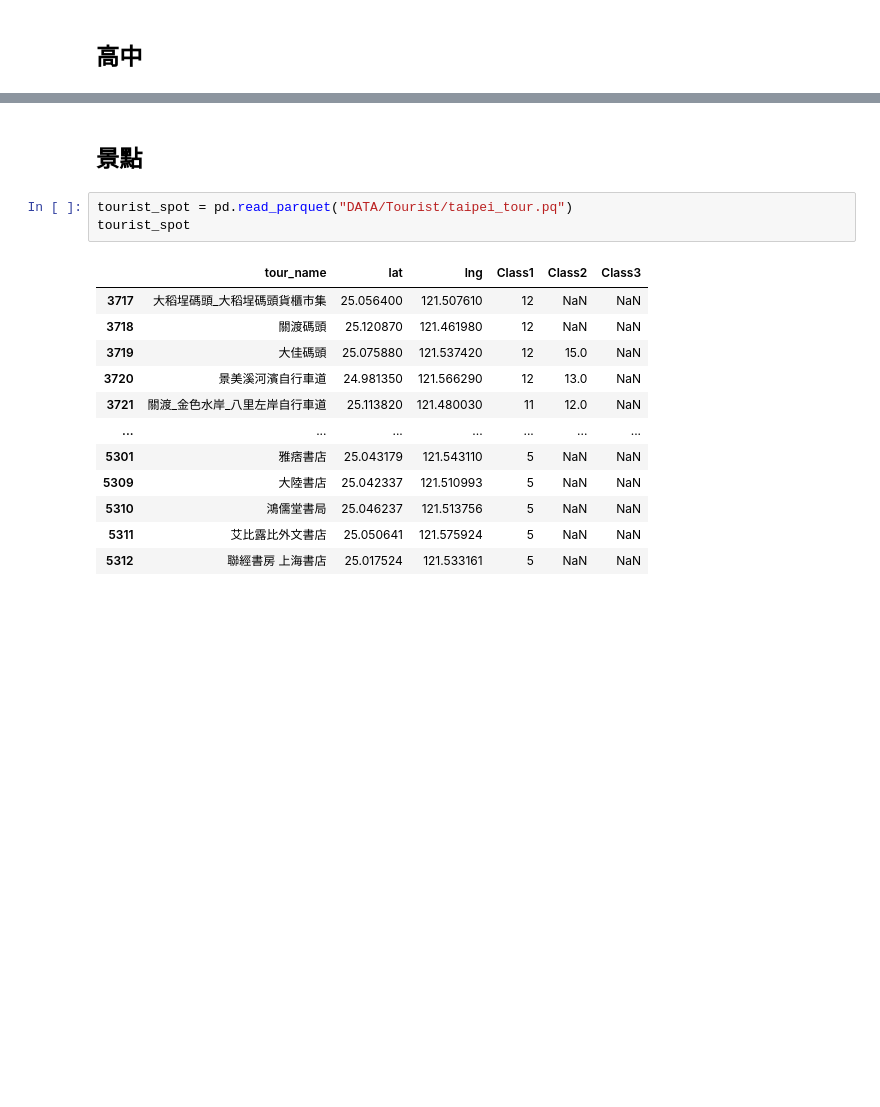
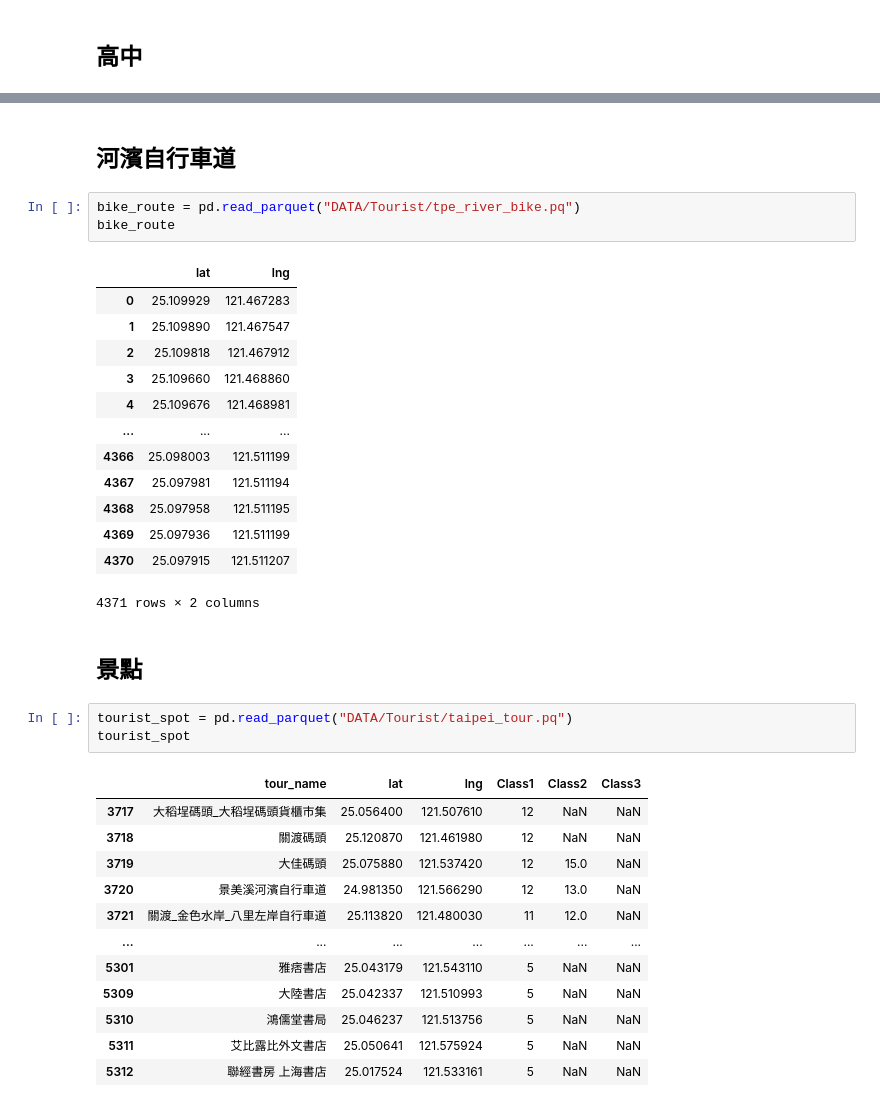
Before and after one commit to teddy21019/YoubikeUsagePrediction, a Jupyter notebook: project/data_view.ipynb, the cells around one changed output, grey strips where cells are left out. Saved outputs shown, nothing was run; the diff lists cells and outputs as text; blank space fills up the shorter version.

```diff
--- a/project/data_view.ipynb
+++ b/project/data_view.ipynb
@@ -161,6 +170,25 @@ highschool
 | 137 | 新北市私立莊敬高級工業家事職業學校 | 24.985717 | 121.532169 |
 | 138 | 新北市私立中華商業海事職業學校 | 25.175372 | 121.687219 |
 139 rows × 3 columns
+# %% [markdown]
+## 河濱自行車道
+# %%
+bike_route = pd.read_parquet("DATA/Tourist/tpe_river_bike.pq")
+bike_route
+# %% [output]
+|  | lat | lng |
+| 0 | 25.109929 | 121.467283 |
+| 1 | 25.109890 | 121.467547 |
+| 2 | 25.109818 | 121.467912 |
+| 3 | 25.109660 | 121.468860 |
+| 4 | 25.109676 | 121.468981 |
+| ... | ... | ... |
+| 4366 | 25.098003 | 121.511199 |
+| 4367 | 25.097981 | 121.511194 |
+| 4368 | 25.097958 | 121.511195 |
+| 4369 | 25.097936 | 121.511199 |
+| 4370 | 25.097915 | 121.511207 |
+4371 rows × 2 columns
 # %% [markdown]
 ## 景點
 # %%
```
Also changed, not shown: parts of 9 cells of this notebook.
